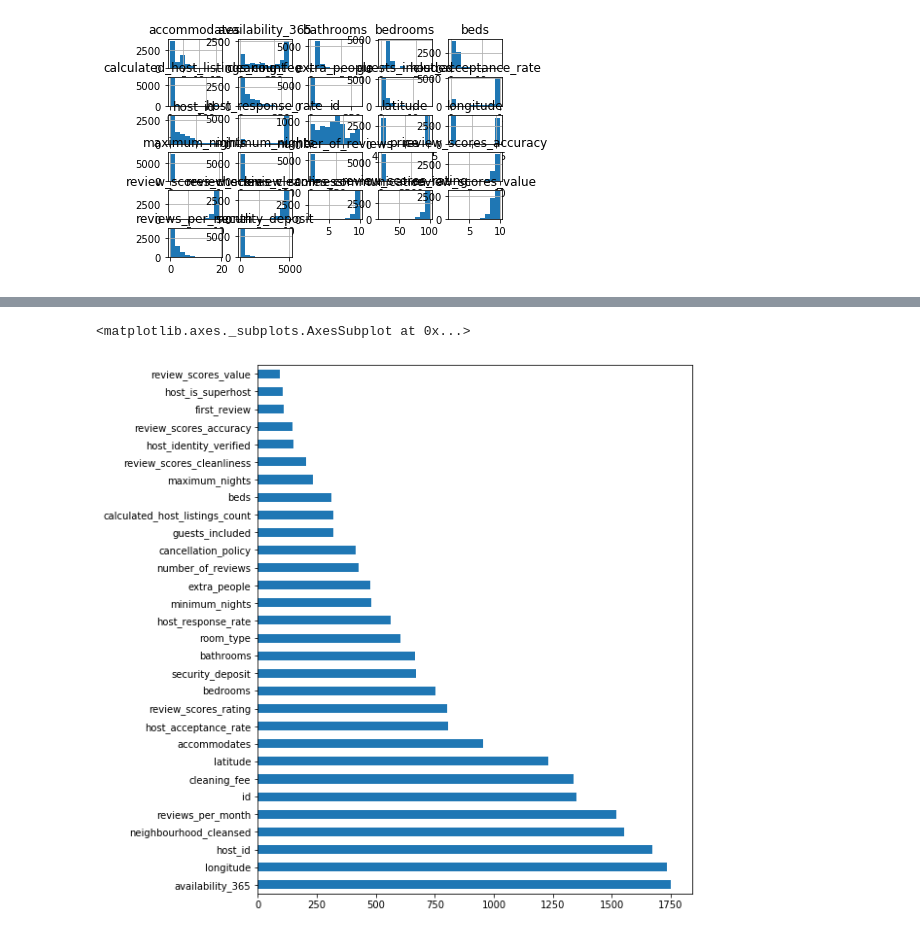
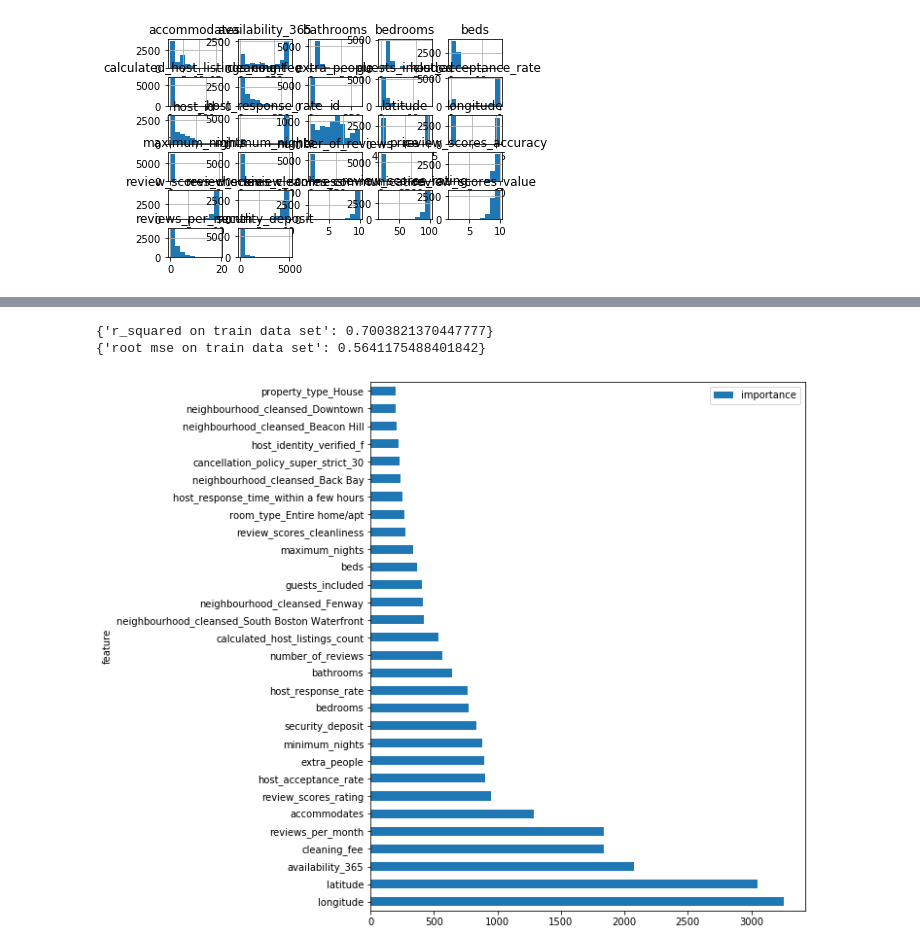
Before and after one commit to thebeachinspring/Airbnb_Data_Analysis, a Jupyter notebook: Airbnb_analysis.ipynb, the cells around one changed output, grey strips where cells are left out. Drawn from its saved outputs; the diff is of its cells as text; code cells hidden in the pictures.

```diff
--- a/Airbnb_analysis.ipynb
+++ b/Airbnb_analysis.ipynb
@@ -430,0 +457,5 @@ df_clean.head()
+# %%
+#change categorical data to integers
+listing_clean_cat = listing_clean_cat.drop(['id', 'host_id'], axis = 1)
+dummy_col_df = pd.get_dummies(listing_clean_cat, dummy_na=True)
+dummy_col_df.head()
@@ -430,0 +470,4 @@ df_clean.head()
+# %%
+# combine data for model
+df_model = pd.concat([dummy_col_df,listing_clean_num], axis = 1)
+df_model.head()
@@ -431,18 +482,12 @@ df_clean.head()
 # %%
 # scaled data
-df_clean_scale = df_clean.select_dtypes(['int64', 'float64']).copy()
-df_clean_scale = df_clean_scale.drop('price', axis =1)
-num_scaled = preprocessing.StandardScaler().fit_transform(df_clean_scale)
-num_scaled =pd.DataFrame(num_scaled,columns = df_clean_scale.columns)
-
-df_clean_cat = df_clean.drop(df_clean_scale, axis = 1)
-
-df_model = pd.concat([df_clean_scale,df_clean_cat], axis = 1)
+scaler = preprocessing.StandardScaler()
+df_model_scaled = pd.DataFrame(data = scaler.fit_transform(df_model), index = df_model.index, columns = df_model.columns)
 
 
-X = df_model.drop('price', axis = 1)
+X = df_model_scaled.drop('price', axis = 1)
 
-y = (df_clean['price'].values- df_clean['price'].min())/(df_clean['price'].max() - df_clean['price'].min())
+y = df_model_scaled['price']
 
 
 # Splitting the data into the training and testing dataset
@@ -502,7 +566,20 @@ mean_absolute_error
+# %%
+# predicting X_train
+y_pred_train = model.predict(X_train)
+r_squared_train = r2_score(y_train, y_pred_train)
+root_mse_train = np.sqrt(mean_squared_error(y_train, y_pred_train))
+importances = model.feature_importances_
+feat_names = X_train.columns
+tree_result = pd.DataFrame({'feature': feat_names, 'importance': importances})
+# %%
+#Accuracy for train
+print({'r_squared on train data set':r_squared_train})
+print({'root mse on train data set':root_mse_train})
+# %% [output]
+{'r_squared on train data set': 0.7003821370447777}
+{'root mse on train data set': 0.5641175488401842}
 # %%
 # Plotting features by importance
-feat_imp = pd.Series(model.feature_importances_, index=X.columns)
-feat_imp.nlargest(30).plot(kind='barh', figsize=(8,10))
+tree_result.sort_values(by='importance',ascending=True).nlargest(30, 'importance').plot(x='feature', y='importance',kind='barh', figsize=(8,10));
 # %% [output]
-<matplotlib.axes._subplots.AxesSubplot at 0x...>
-[figure, old version]
+[figure, new version]
```
Also changed, not shown: parts of 21 cells of this notebook, 1 other file.
